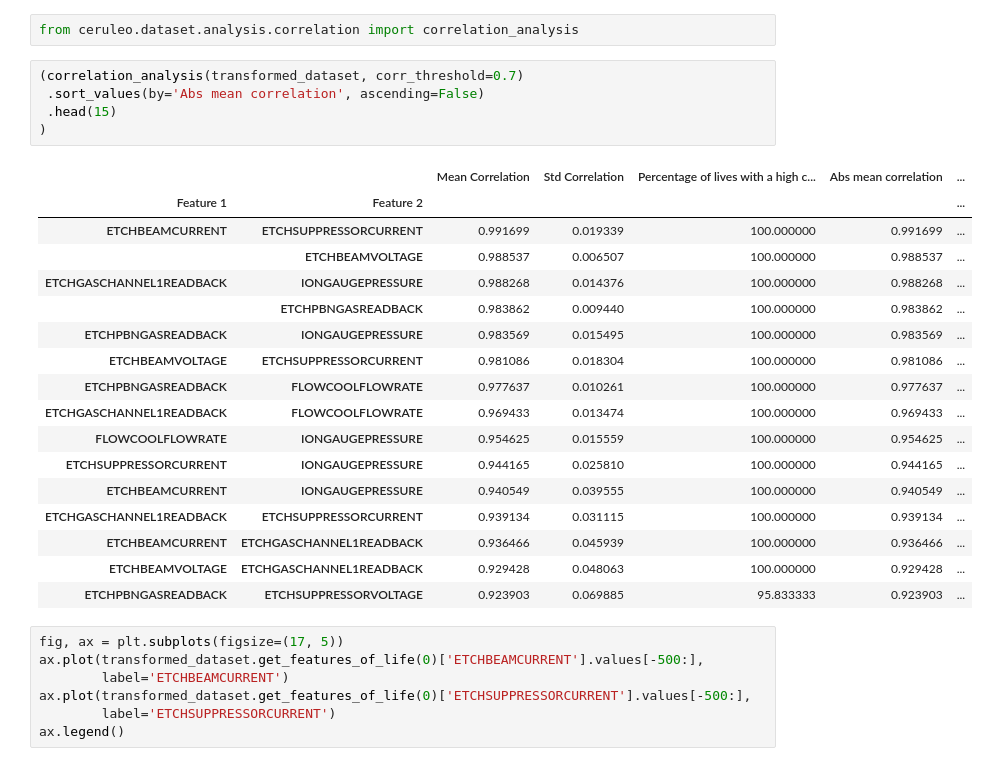
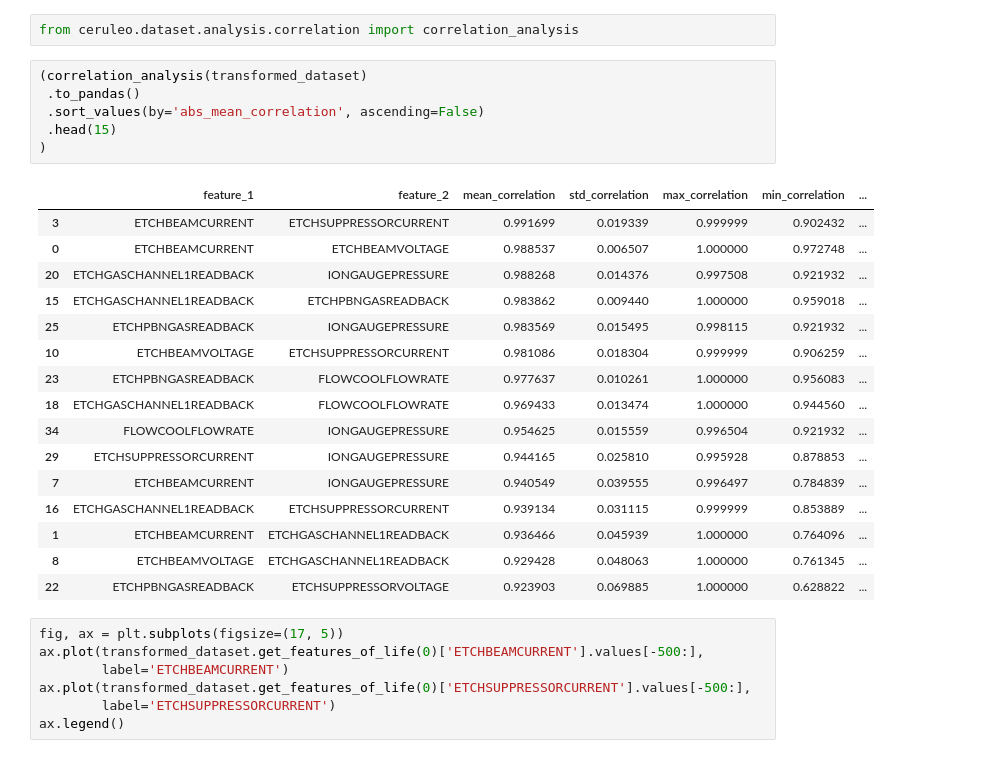
Before and after one commit to lucianolorenti/ceruleo, a Jupyter notebook: docs/dataset/analysis/Sensor Validation.ipynb, the cells around one changed output. Drawn from its saved outputs; the diff is of its cells as text.

```diff
--- a/docs/dataset/analysis/Sensor Validation.ipynb
+++ b/docs/dataset/analysis/Sensor Validation.ipynb
@@ -120,28 +118,28 @@ analysis(transformed_dataset, what_to_compute=['null'])
 # %%
 from ceruleo.dataset.analysis.correlation import correlation_analysis
 # %%
-(correlation_analysis(transformed_dataset, corr_threshold=0.7)
- .sort_values(by='Abs mean correlation', ascending=False)
+(correlation_analysis(transformed_dataset)
+ .to_pandas()
+ .sort_values(by='abs_mean_correlation', ascending=False)
  .head(15)
 )
 # %% [output]
-|  |  | Mean Correlation | Std Correlation | Percentage of lives with a high c... | Abs mean correlation | ... |
-| Feature 1 | Feature 2 |  |  |  |  | ... |
-| ETCHBEAMCURRENT | ETCHSUPPRESSORCURRENT | 0.991699 | 0.019339 | 100.000000 | 0.991699 | ... |
-|  | ETCHBEAMVOLTAGE | 0.988537 | 0.006507 | 100.000000 | 0.988537 | ... |
-| ETCHGASCHANNEL1READBACK | IONGAUGEPRESSURE | 0.988268 | 0.014376 | 100.000000 | 0.988268 | ... |
-|  | ETCHPBNGASREADBACK | 0.983862 | 0.009440 | 100.000000 | 0.983862 | ... |
-| ETCHPBNGASREADBACK | IONGAUGEPRESSURE | 0.983569 | 0.015495 | 100.000000 | 0.983569 | ... |
-| ETCHBEAMVOLTAGE | ETCHSUPPRESSORCURRENT | 0.981086 | 0.018304 | 100.000000 | 0.981086 | ... |
-| ETCHPBNGASREADBACK | FLOWCOOLFLOWRATE | 0.977637 | 0.010261 | 100.000000 | 0.977637 | ... |
-| ETCHGASCHANNEL1READBACK | FLOWCOOLFLOWRATE | 0.969433 | 0.013474 | 100.000000 | 0.969433 | ... |
-| FLOWCOOLFLOWRATE | IONGAUGEPRESSURE | 0.954625 | 0.015559 | 100.000000 | 0.954625 | ... |
-| ETCHSUPPRESSORCURRENT | IONGAUGEPRESSURE | 0.944165 | 0.025810 | 100.000000 | 0.944165 | ... |
-| ETCHBEAMCURRENT | IONGAUGEPRESSURE | 0.940549 | 0.039555 | 100.000000 | 0.940549 | ... |
-| ETCHGASCHANNEL1READBACK | ETCHSUPPRESSORCURRENT | 0.939134 | 0.031115 | 100.000000 | 0.939134 | ... |
-| ETCHBEAMCURRENT | ETCHGASCHANNEL1READBACK | 0.936466 | 0.045939 | 100.000000 | 0.936466 | ... |
-| ETCHBEAMVOLTAGE | ETCHGASCHANNEL1READBACK | 0.929428 | 0.048063 | 100.000000 | 0.929428 | ... |
-| ETCHPBNGASREADBACK | ETCHSUPPRESSORVOLTAGE | 0.923903 | 0.069885 | 95.833333 | 0.923903 | ... |
+|  | feature_1 | feature_2 | mean_correlation | std_correlation | max_correlation | min_correlation | ... |
+| 3 | ETCHBEAMCURRENT | ETCHSUPPRESSORCURRENT | 0.991699 | 0.019339 | 0.999999 | 0.902432 | ... |
+| 0 | ETCHBEAMCURRENT | ETCHBEAMVOLTAGE | 0.988537 | 0.006507 | 1.000000 | 0.972748 | ... |
+| 20 | ETCHGASCHANNEL1READBACK | IONGAUGEPRESSURE | 0.988268 | 0.014376 | 0.997508 | 0.921932 | ... |
+| 15 | ETCHGASCHANNEL1READBACK | ETCHPBNGASREADBACK | 0.983862 | 0.009440 | 1.000000 | 0.959018 | ... |
+| 25 | ETCHPBNGASREADBACK | IONGAUGEPRESSURE | 0.983569 | 0.015495 | 0.998115 | 0.921932 | ... |
+| 10 | ETCHBEAMVOLTAGE | ETCHSUPPRESSORCURRENT | 0.981086 | 0.018304 | 0.999999 | 0.906259 | ... |
+| 23 | ETCHPBNGASREADBACK | FLOWCOOLFLOWRATE | 0.977637 | 0.010261 | 1.000000 | 0.956083 | ... |
+| 18 | ETCHGASCHANNEL1READBACK | FLOWCOOLFLOWRATE | 0.969433 | 0.013474 | 1.000000 | 0.944560 | ... |
+| 34 | FLOWCOOLFLOWRATE | IONGAUGEPRESSURE | 0.954625 | 0.015559 | 0.996504 | 0.921932 | ... |
+| 29 | ETCHSUPPRESSORCURRENT | IONGAUGEPRESSURE | 0.944165 | 0.025810 | 0.995928 | 0.878853 | ... |
+| 7 | ETCHBEAMCURRENT | IONGAUGEPRESSURE | 0.940549 | 0.039555 | 0.996497 | 0.784839 | ... |
+| 16 | ETCHGASCHANNEL1READBACK | ETCHSUPPRESSORCURRENT | 0.939134 | 0.031115 | 0.999999 | 0.853889 | ... |
+| 1 | ETCHBEAMCURRENT | ETCHGASCHANNEL1READBACK | 0.936466 | 0.045939 | 1.000000 | 0.764096 | ... |
+| 8 | ETCHBEAMVOLTAGE | ETCHGASCHANNEL1READBACK | 0.929428 | 0.048063 | 1.000000 | 0.761345 | ... |
+| 22 | ETCHPBNGASREADBACK | ETCHSUPPRESSORVOLTAGE | 0.923903 | 0.069885 | 1.000000 | 0.628822 | ... |
 # %%
 fig, ax = plt.subplots(figsize=(17, 5))
 ax.plot(transformed_dataset.get_features_of_life(0)['ETCHBEAMCURRENT'].values[-500:],
```
Also changed, not shown: parts of 3 cells of this notebook, 10 other files.
